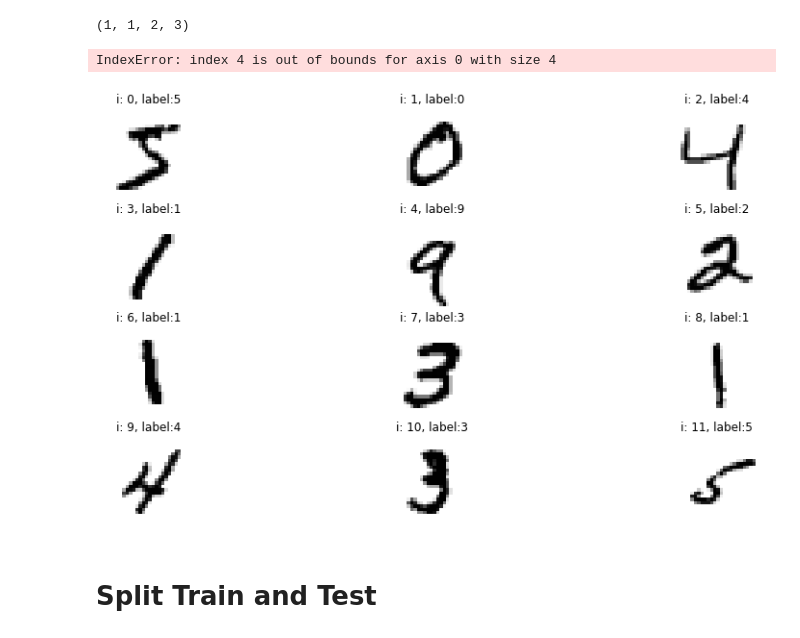
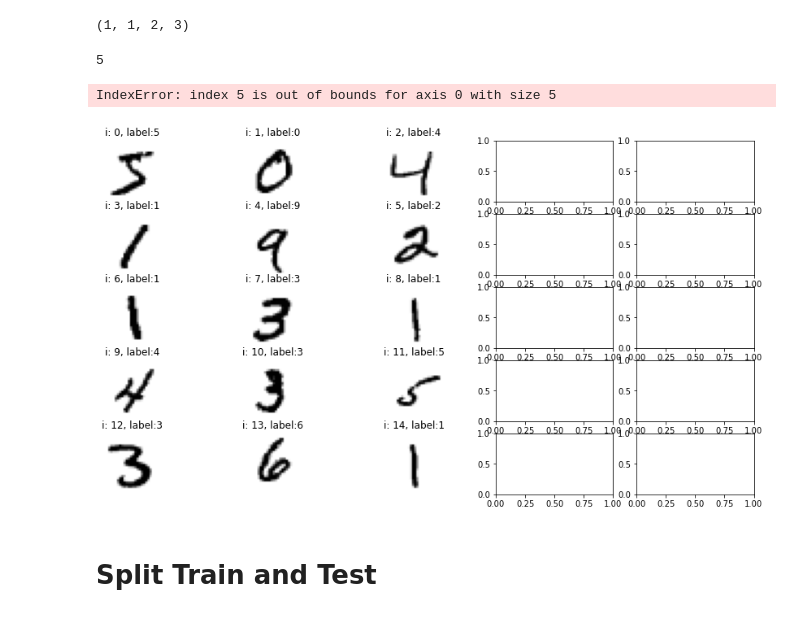
Before and after one commit to wouwou4444/mnist, a Jupyter notebook: mnist.ipynb, the cells around one changed output. Saved outputs shown, nothing was run; the diff lists cells and outputs as text; code cells hidden in the pictures.

Commit message:
fix vizualization for a selected number

```diff
--- a/mnist.ipynb
+++ b/mnist.ipynb
@@ -45,25 +46,31 @@ plt.show()
 5 // 4, 5 % 4, 11 // 4, 11 % 4
 # %% [output]
 (1, 1, 2, 3)
+# %%
+size = 20
+subplot_number = math.ceil(np.sqrt(size))
+subplot_number
+# %% [output]
+5
 # %%
 
 
-fig, axs = plt.subplots(4,3,figsize=(15,8))
+fig, axs = plt.subplots(subplot_number,subplot_number,figsize=(15,8))
 #fig.figsize(16, 8)
-for i in range(20):
+for i in range(size):
     some_digit = X[i]
     i_ix = i // 3
     j_ix = i % 3
 
     some_digit_image = some_digit.reshape(28,28)
     axs[i_ix, j_ix].imshow(some_digit_image, cmap="binary",)
     axs[i_ix, j_ix].axis("off")
     axs[i_ix, j_ix].title.set_text(f"i: {i}, label:{y[i]}")
 
     #axs[i_ix, i_ix].show()
 # %% [output]
-IndexError: index 4 is out of bounds for axis 0 with size 4
+IndexError: index 5 is out of bounds for axis 0 with size 5
-[figure, old version]
+[figure, new version]
 # %%
 y = y.astype(np.uint8)
 # %% [markdown]
```
Also changed, not shown: parts of 1 cell of this notebook.
